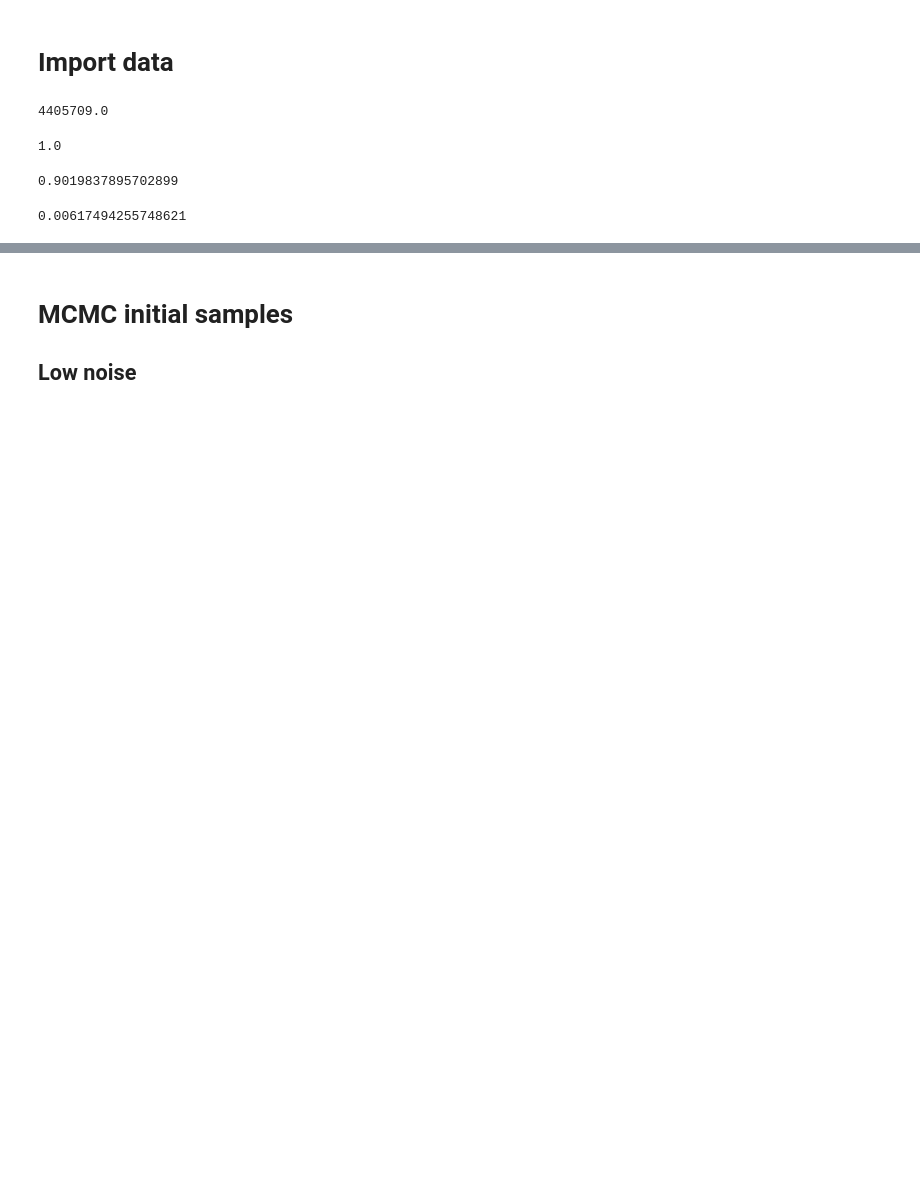
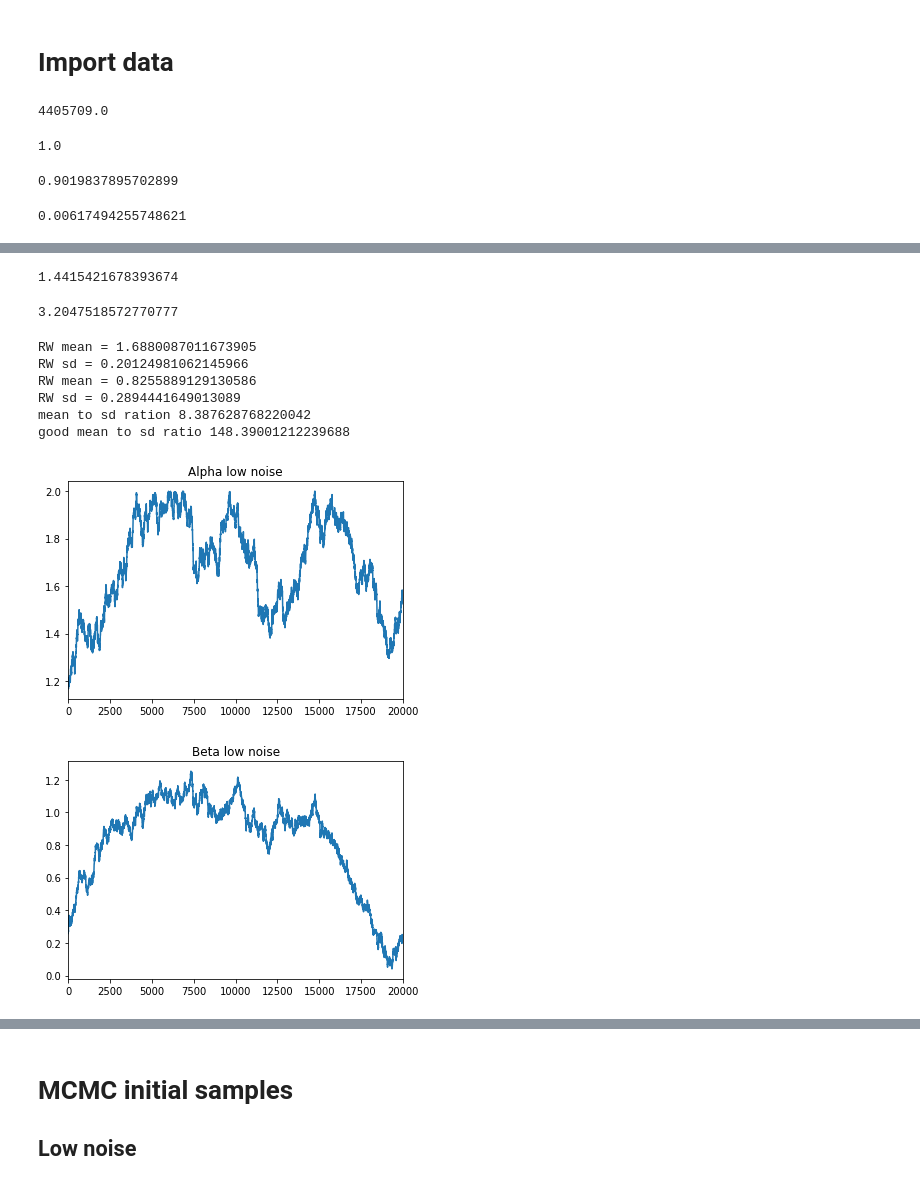
Before and after one commit to YannisZa/stochastic-travel-demand-modelling, a Jupyter notebook: notebooks/retail_data_sandbox.ipynb, the cells around one changed output, grey strips where cells are left out. Cells and saved outputs as stored; diff of their text form; code cells hidden in the pictures; blank space fills up the shorter version.

```diff
--- a/notebooks/retail_data_sandbox.ipynb
+++ b/notebooks/retail_data_sandbox.ipynb
@@ -65,0 +68,4 @@ np.min(initial_destination_sizes)
+# %%
+Ap = np.array([[ 0.00749674, 0.00182529], [ 0.00182529,  0.00709968]])
+print(Ap[0,0]/Ap[0,1])
+print(Ap[1,0]/Ap[1,1])
@@ -65,0 +75,6 @@ np.min(initial_destination_sizes)
+# %%
+theta_step = 1 #[0.5, 0.02] #0.5
+n = 20000
+burnin = 0#10000
+ideal_theta_ar = 0.45
+_print = False
@@ -65,0 +126,34 @@ np.min(initial_destination_sizes)
+# %%
+1.6880087011673905/1.17097421
+# %% [output]
+1.4415421678393674
+# %%
+0.8255889129130586/0.25761399
+# %% [output]
+3.2047518572770777
+# %%
+plt.figure(0)
+plt.title("Alpha low noise")
+print(f'RW mean = {np.mean(fake_samples[burnin:, 0])}')
+print(f'RW sd = {np.std(fake_samples[burnin:, 0])}')
+plt.plot(fake_samples[burnin:, 0])
+plt.xlim([0,n-burnin])
+
+plt.figure(1)
+plt.title("Beta low noise")
+print(f'RW mean = {np.mean(fake_samples[burnin:, 1])}')
+print(f'RW sd = {np.std(fake_samples[burnin:, 1])}')
+plt.plot(fake_samples[burnin:, 1])
+plt.xlim([0,n-burnin])
+
+print('mean to sd ration', np.mean(fake_samples[burnin:, 0])/np.std(fake_samples[burnin:, 0]))
+print('good mean to sd ratio',148.39001212239688)
+# %% [output]
+RW mean = 1.6880087011673905
+RW sd = 0.20124981062145966
+RW mean = 0.8255889129130586
+RW sd = 0.2894441649013089
+mean to sd ration 8.387628768220042
+good mean to sd ratio 148.39001212239688
+[figure, added]
+[figure, added]
```
Also changed, not shown: parts of 12 cells of this notebook, 2 other files.
